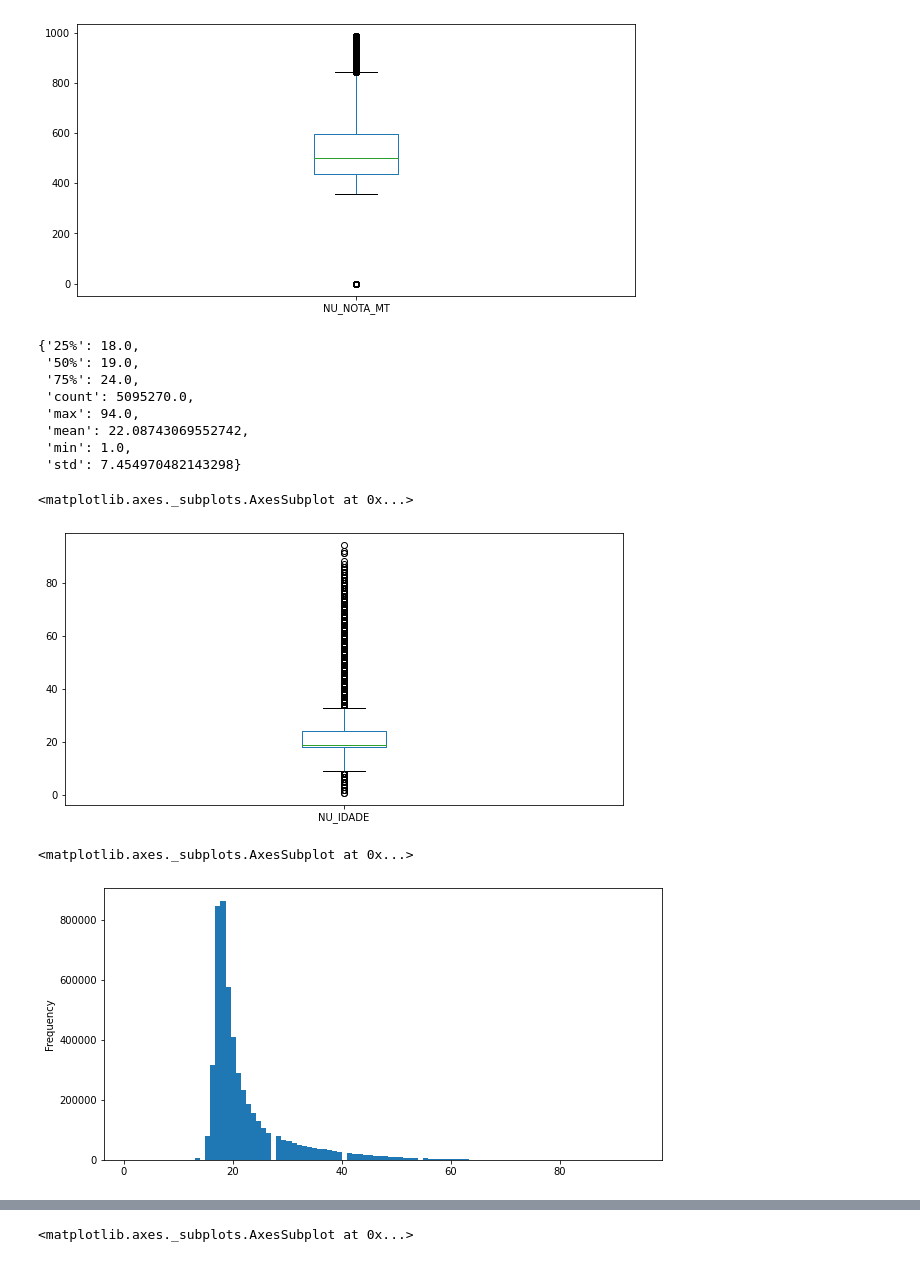
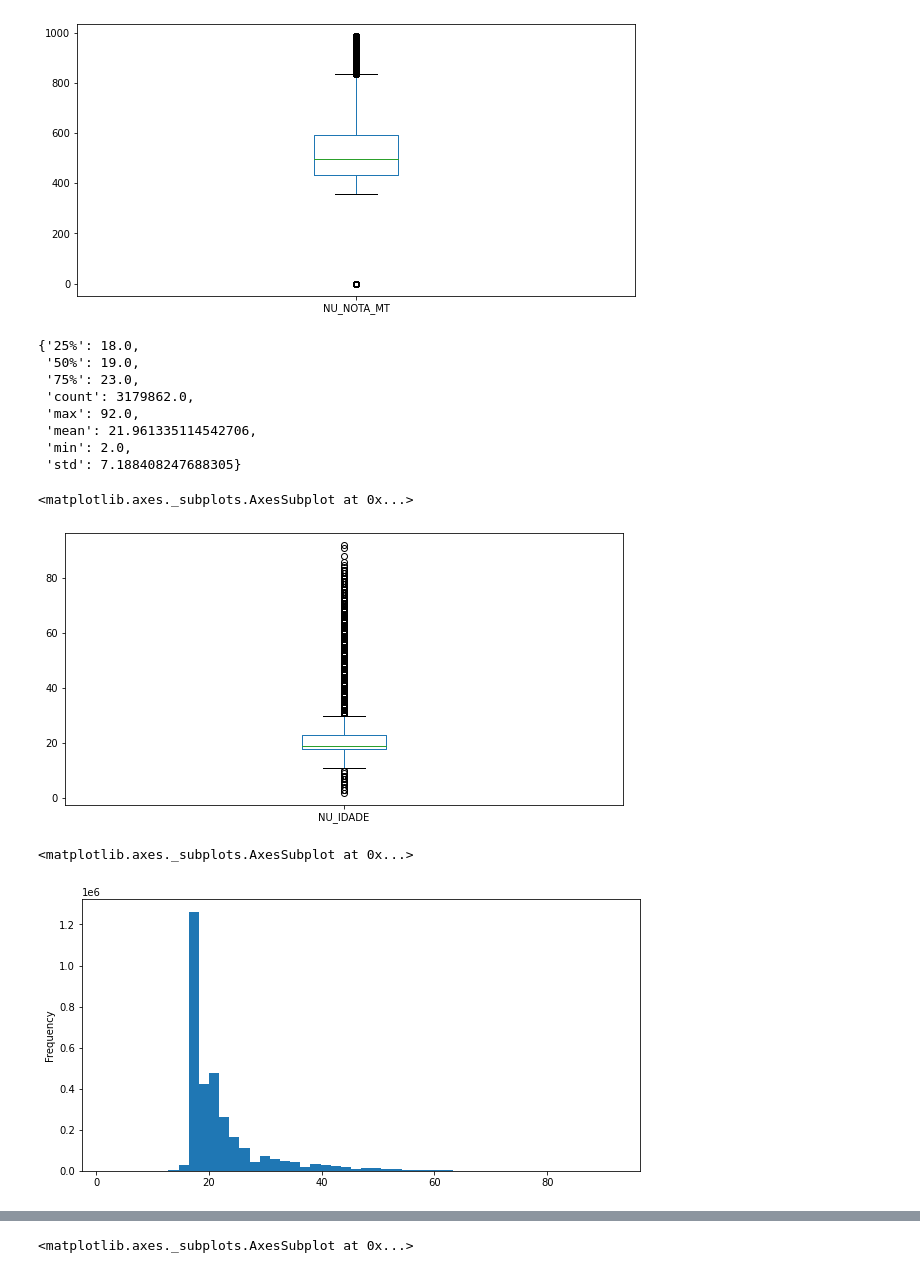
Before and after one commit to ramonfercruz/dados_enem, a Jupyter notebook: EstudoDadosEnem.ipynb, the cells around one changed output, grey strips where cells are left out. Saved outputs shown, nothing was run; the diff lists cells and outputs as text; code cells hidden in the pictures.

```diff
--- a/EstudoDadosEnem.ipynb
+++ b/EstudoDadosEnem.ipynb
@@ -16,7 +16,7 @@ Drive already mounted at /content/drive; to attempt to forcibly remount, call dr
 # %%
 diretorio = '/content/drive/MyDrive/Dados Enem/'
 # %%
-link = 'http://download.inep.gov.br/microdados/microdados_enem_2019.zip'
+url = 'https://download.inep.gov.br/microdados/microdados_enem_2019.zip'
 
-nome_arquivo = link.split('/')[-1:][0]
+nome_arquivo = url.split('/')[-1:][0]
 arquivo = os.path.join(diretorio, nome_arquivo)
@@ -82,11 +94,13 @@ array(['NU_INSCRICAO', 'NU_ANO', 'CO_MUNICIPIO_RESIDENCIA',
        'Q015', 'Q016', 'Q017', 'Q018', 'Q019', 'Q020', 'Q021', 'Q022',
        'Q023', 'Q024', 'Q025'], dtype=object)
 # %%
-colunas = ['NU_INSCRICAO', 'NU_NOTA_CN', 'NU_NOTA_CH', 'NU_NOTA_LC','NU_NOTA_MT','NU_IDADE', 'TP_SEXO', 'SG_UF_NASCIMENTO','Q006', 'Q025', 'TP_COR_RACA']
+colunas = ['NU_INSCRICAO', 'NU_NOTA_CN', 'NU_NOTA_CH', 'NU_NOTA_LC','NU_NOTA_MT','NU_IDADE', 'TP_SEXO', 'SG_UF_NASCIMENTO','Q006', 'Q025', 'TP_COR_RACA','IN_TREINEIRO' , 'TP_PRESENCA_MT','TP_SEXO']
 # %%
 with zipfile.ZipFile(arquivo) as file_zip:
   with file_zip.open('DADOS/MICRODADOS_ENEM_2019.csv','r') as file_csv:
     df_enem = pd.read_csv(file_csv, sep=';', encoding='latin1',usecols=colunas)
+# %%
+df_enem = df_enem[(df_enem['TP_PRESENCA_MT'] == 1) & (df_enem['IN_TREINEIRO'] == 0)]
 # %%
 df_enem.NU_NOTA_MT.describe()
 # %% [output]
@@ -127,22 +141,22 @@ dados_idade
 # %% [output]
 {'25%': 18.0,
  '50%': 19.0,
- '75%': 24.0,
- 'count': 5095270.0,
- 'max': 94.0,
- 'mean': 22.08743069552742,
- 'min': 1.0,
- 'std': 7.454970482143298}
+ '75%': 23.0,
+ 'count': 3179862.0,
+ 'max': 92.0,
+ 'mean': 21.961335114542706,
+ 'min': 2.0,
+ 'std': 7.188408247688305}
 # %%
 df_enem.NU_IDADE.plot(kind='box', figsize=(10, 5))
 # %% [output]
 <matplotlib.axes._subplots.AxesSubplot at 0x...>
-[figure, old version]
+[figure, new version]
 # %%
-df_enem.NU_IDADE.plot(kind='hist',figsize=(10, 5), bins=100)
+df_enem.NU_IDADE.plot(kind='hist',figsize=(10, 5), bins=50)
 # %% [output]
 <matplotlib.axes._subplots.AxesSubplot at 0x...>
-[figure, old version]
+[figure, new version]
 # %%
 RENDA = ['A', 'B', 'C', 'D', 'E', 'F', 'G', 'H', 'I', 'J', 'K', 'L', 'M', 'N', 'O', 'P', 'Q']
 # %%
```
Also changed, not shown: parts of 14 cells of this notebook.
